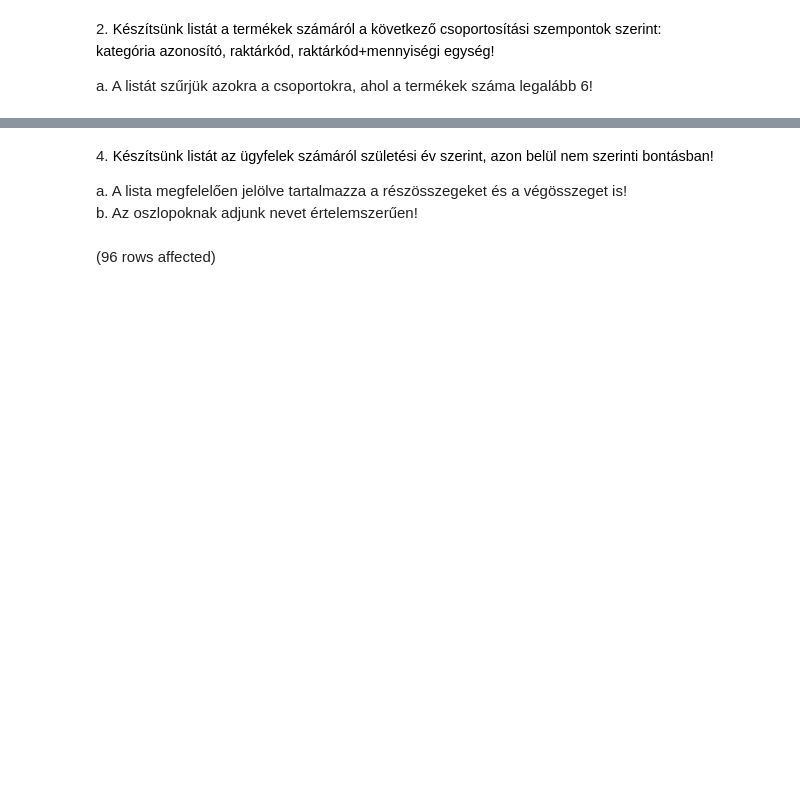
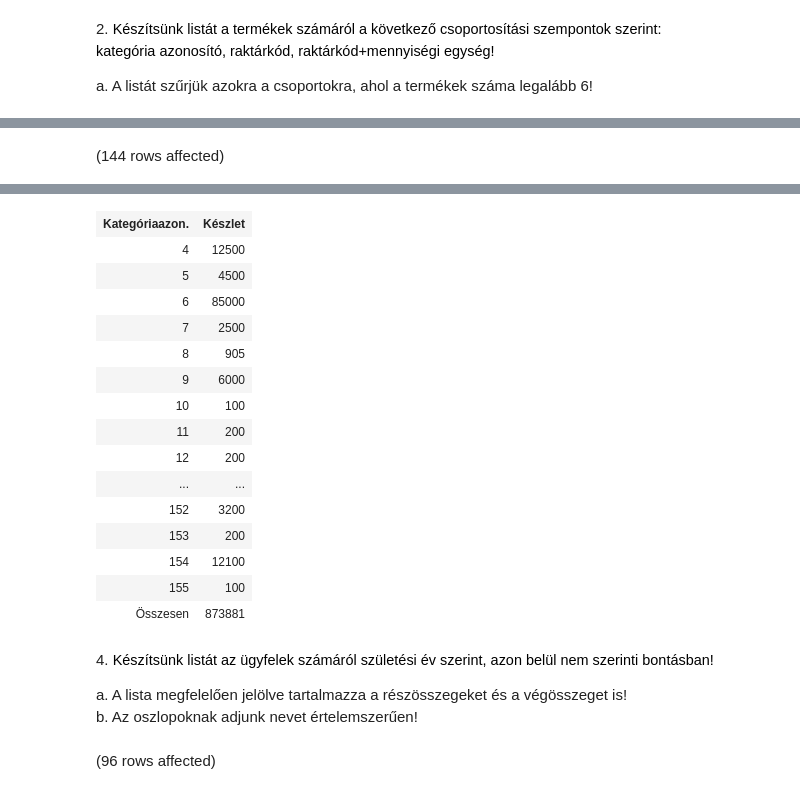
Before and after one commit to polini46corvinus/sql_gyak, a Jupyter notebook: otthonigyak-4.ipynb, the cells around one changed output, grey strips where cells are left out. Cells and saved outputs as stored; diff of their text form; code cells hidden in the pictures; blank space fills up the shorter version.

```diff
--- a/otthonigyak-4.ipynb
+++ b/otthonigyak-4.ipynb
@@ -19,3 +71,10 @@ a. Elég megjeleníteni a kategóriák azonosítóit és a darabszámokat!
 
 
 ![](https://moodle.uni-corvinus.hu/theme/image.php/adaptable/atto_h5p/1709548862/icon)
+# %%
+select  iif(GROUPING_ID(kat_id)=0, cast(KAT_ID as NVARCHAR(10)), 'Összesen') as 'Kategóriaazon.',
+        sum(keszlet) as 'Készlet'
+from Termek
+group by rollup(KAT_ID)
+# %% [output]
+(144 rows affected)
@@ -22,3 +82,19 @@ a. Elég megjeleníteni a kategóriák azonosítóit és a darabszámokat!
+| Kategóriaazon. | Készlet |
+| 4 | 12500 |
+| 5 | 4500 |
+| 6 | 85000 |
+| 7 | 2500 |
+| 8 | 905 |
+| 9 | 6000 |
+| 10 | 100 |
+| 11 | 200 |
+| 12 | 200 |
+| ... | ... |
+| 152 | 3200 |
+| 153 | 200 |
+| 154 | 12100 |
+| 155 | 100 |
+| Összesen | 873881 |
 # %% [markdown]
 4. <span style="background-color: rgb(255, 255, 255); color: rgb(0, 0, 0); font-family: &quot;Open Sans&quot;, sans-serif; font-size: 14.44px;">Készítsünk listát az ügyfelek számáról születési év szerint, azon belül nem szerinti bontásban!&nbsp;</span>
 
```
Also changed, not shown: parts of 4 cells of this notebook.
